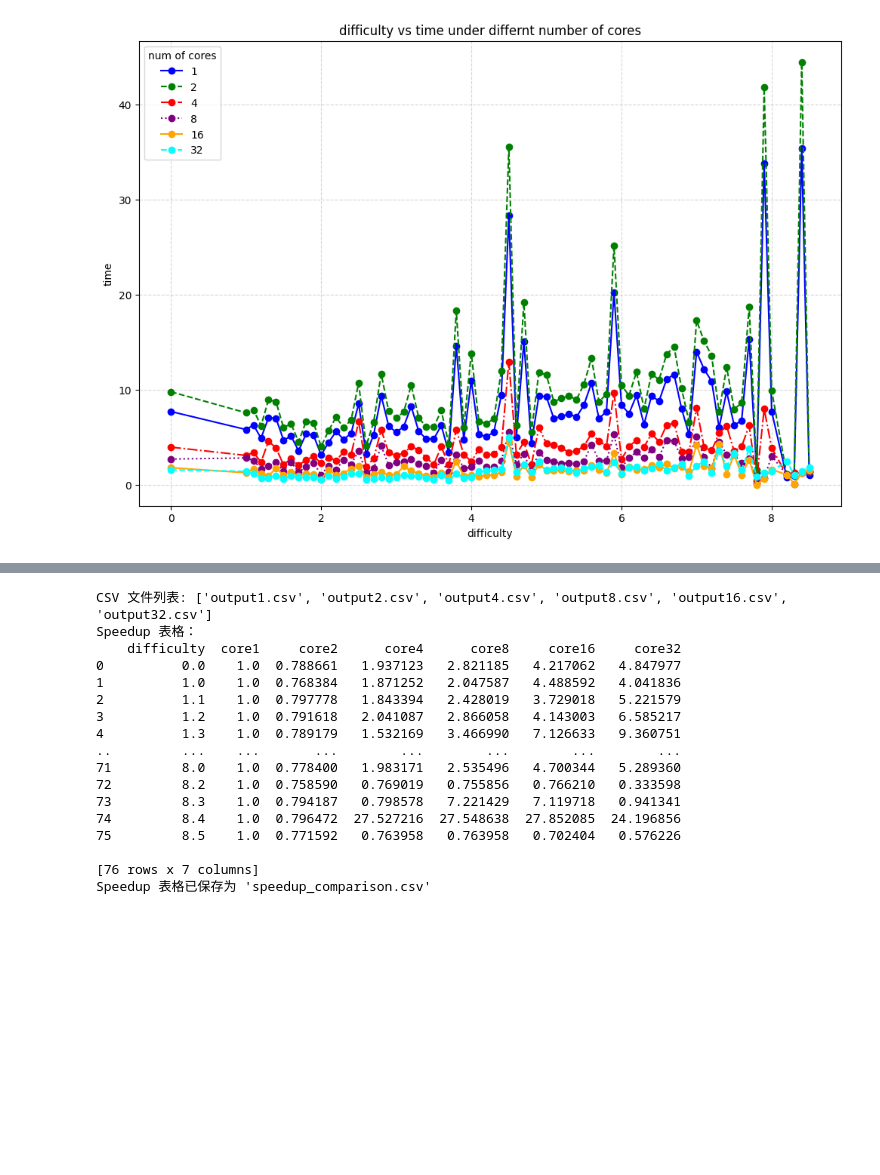
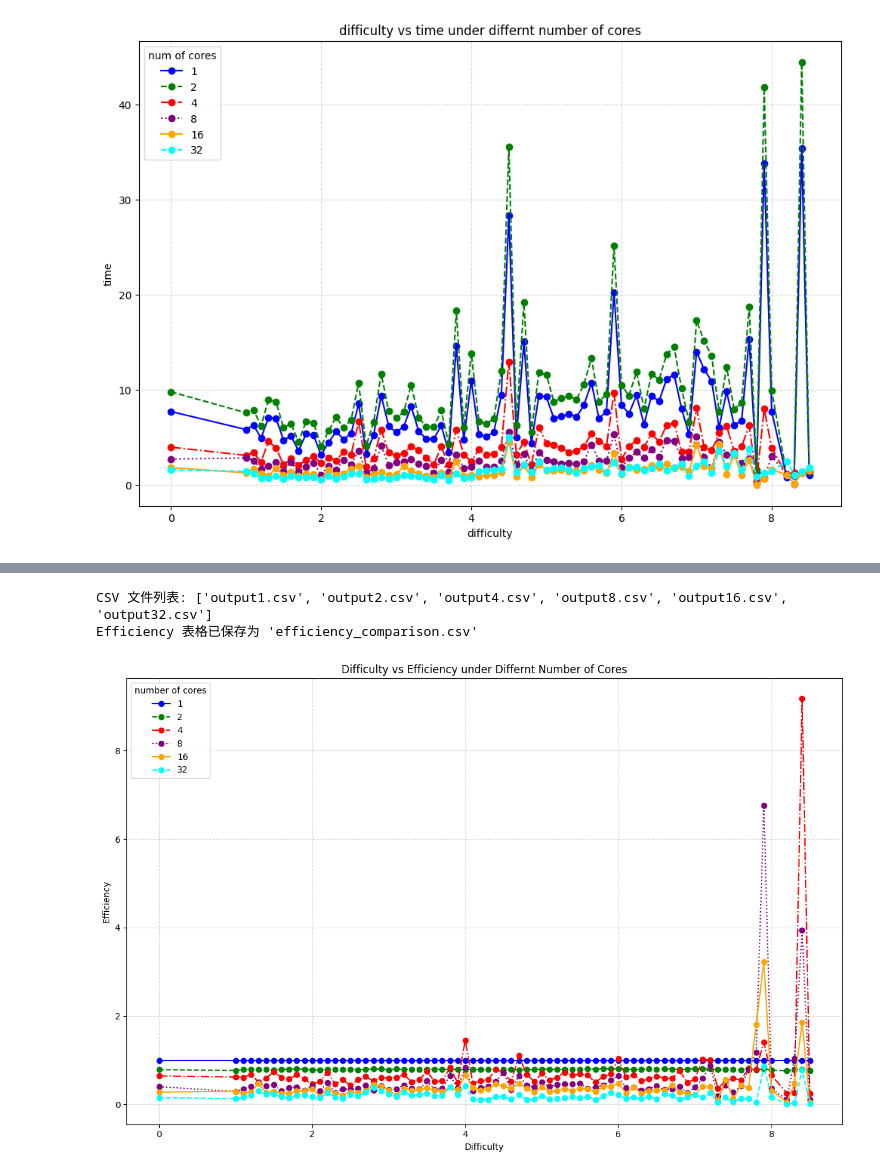
Before and after one commit to tic-top/ParallelSudoku, a Jupyter notebook: data.ipynb, the cells around one changed output, grey strips where cells are left out. Saved outputs shown, nothing was run; the diff lists cells and outputs as text; code cells hidden in the pictures; blank space fills up the shorter version.

```diff
--- a/data.ipynb
+++ b/data.ipynb
@@ -204,51 +324,77 @@ if 1 not in average_times:
 
 # 提取单核的平均耗时数据，并设置 difficulty 为索引
 core1_times = average_times[1].set_index('difficulty')['time']
 
 # 创建一个 DataFrame 来存储 Speedup 数据
 speedup_df = pd.DataFrame()
 speedup_df['difficulty'] = core1_times.index
 speedup_df.set_index('difficulty', inplace=True)
 
 # 计算每个核心数量相对于单核的 Speedup
 for core, avg_time in average_times.items():
     if core == 1:
         speedup_df[f'core{core}'] = 1.0  # 单核的 Speedup 为 1
     else:
         # 合并单核和当前核心的平均耗时数据
         merged = core1_times.to_frame(name='core1_time').join(avg_time.set_index('difficulty'), on='difficulty')
 
         # 计算 Speedup
-        merged['speedup'] = merged['core1_time'] / merged['time']
+        merged['speedup'] = merged['core1_time'] / merged['time'] / (core-1)
 
         # 添加到 speedup_df
         speedup_df[f'core{core}'] = merged['speedup']
 
 # 重置索引以便更好地展示
 speedup_df.reset_index(inplace=True)
 
 # 显示 Speedup 表格
-print("Speedup 表格：")
-print(speedup_df)
+# print("Efficiency 表格：")
+# print(speedup_df)
 
 # 可选：保存 Speedup 表格为 CSV 文件
-speedup_df.to_csv('speedup_comparison.csv', index=False)
-print("Speedup 表格已保存为 'speedup_comparison.csv'")
+speedup_df.to_csv('efficency_comparison.csv', index=False)
+print("Efficiency 表格已保存为 'efficiency_comparison.csv'")
+
+# save as latex
+latex_code = speedup_df.to_latex(index=False, caption="Efficency Table", label="tab:efficiency")
+# print(latex_code)
+
+with open('efficiency.tex', 'w') as f:
+    f.write(latex_code)
+
+
+plt.figure(figsize=(12, 8))
+
+# 绘制每个核心数的效率曲线
+
+# 定义颜色和线型，以便不同核心数量的线条区分开
+colors = ['blue', 'green', 'red', 'purple', 'orange', 'cyan']
+line_styles = ['-', '--', '-.', ':', '-', '--']
+
+for idx, core in enumerate(cores):
+    speedup_column = f'core{core}'
+    plt.plot(speedup_df['difficulty'], speedup_df[speedup_column], label=f'{core}', color=colors[idx % len(colors)], linestyle=line_styles[idx % len(line_styles)], marker='o')
+
+# 设置标题和标签
+plt.title('Difficulty vs Efficiency under Differnt Number of Cores')
+plt.xlabel('Difficulty')
+plt.ylabel('Efficiency')
+
+# 添加网格
+plt.grid(True, linestyle='--', alpha=0.5)
+
+# 添加图例
+plt.legend(title='number of cores')
+
+# 优化布局
+plt.tight_layout()
+
+# 显示图表
+plt.show()
+
+# 可选：保存图表为图片文件
+# plt.savefig('speed_comparison.png', dpi=300)
 # %% [output]
 CSV 文件列表: ['output1.csv', 'output2.csv', 'output4.csv', 'output8.csv', 'output16.csv', 'output32.csv']
-Speedup 表格：
-    difficulty  core1     core2      core4      core8     core16     core32
-0          0.0    1.0  0.788661   1.937123   2.821185   4.217062   4.847977
-1          1.0    1.0  0.768384   1.871252   2.047587   4.488592   4.041836
-2          1.1    1.0  0.797778   1.843394   2.428019   3.729018   5.221579
-3          1.2    1.0  0.791618   2.041087   2.866058   4.143003   6.585217
-4          1.3    1.0  0.789179   1.532169   3.466990   7.126633   9.360751
-..         ...    ...       ...        ...        ...        ...        ...
-71         8.0    1.0  0.778400   1.983171   2.535496   4.700344   5.289360
-72         8.2    1.0  0.758590   0.769019   0.755856   0.766210   0.333598
-73         8.3    1.0  0.794187   0.798578   7.221429   7.119718   0.941341
-74         8.4    1.0  0.796472  27.527216  27.548638  27.852085  24.196856
-75         8.5    1.0  0.771592   0.763958   0.763958   0.702404   0.576226
-
-[76 rows x 7 columns]
-Speedup 表格已保存为 'speedup_comparison.csv'
+Efficiency 表格已保存为 'efficiency_comparison.csv'
+[figure, added]
```
Also changed, not shown: parts of 2 cells of this notebook, 8 other files.
